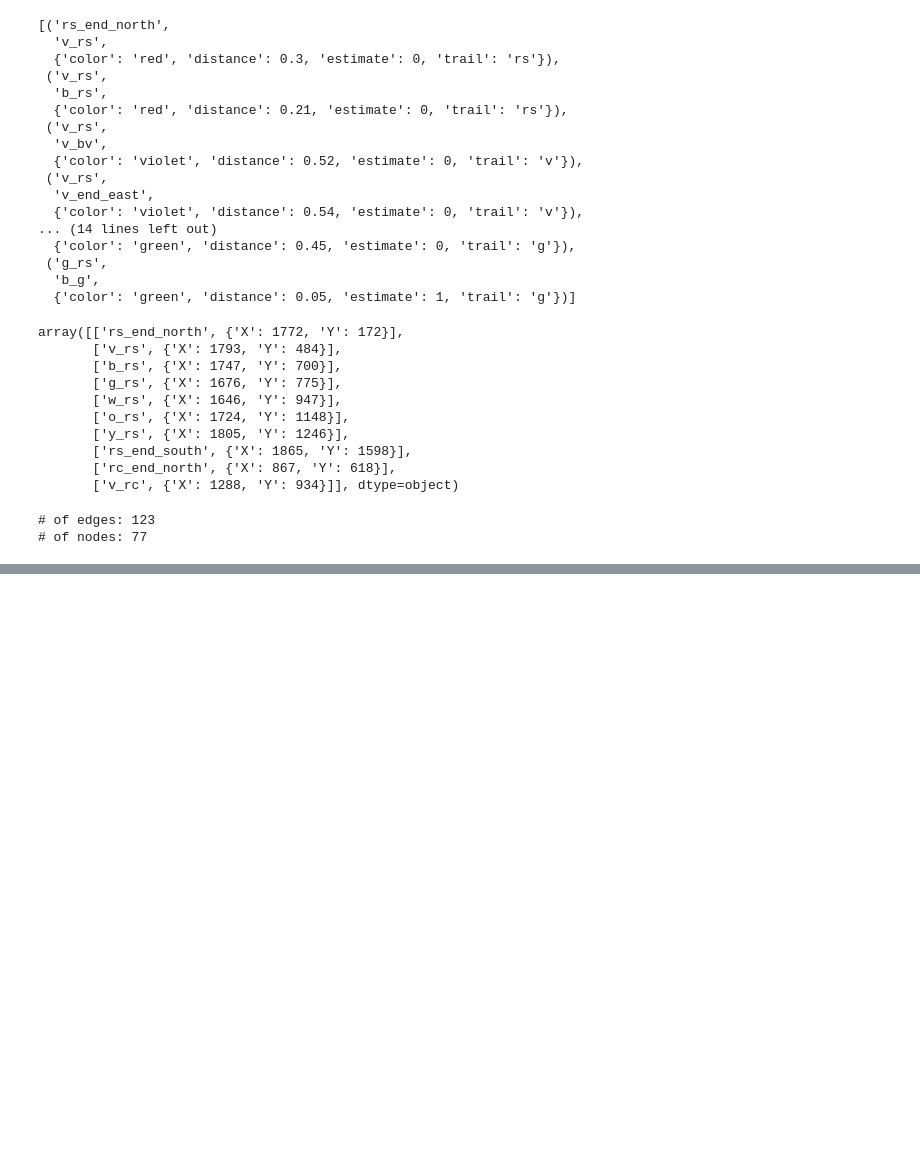
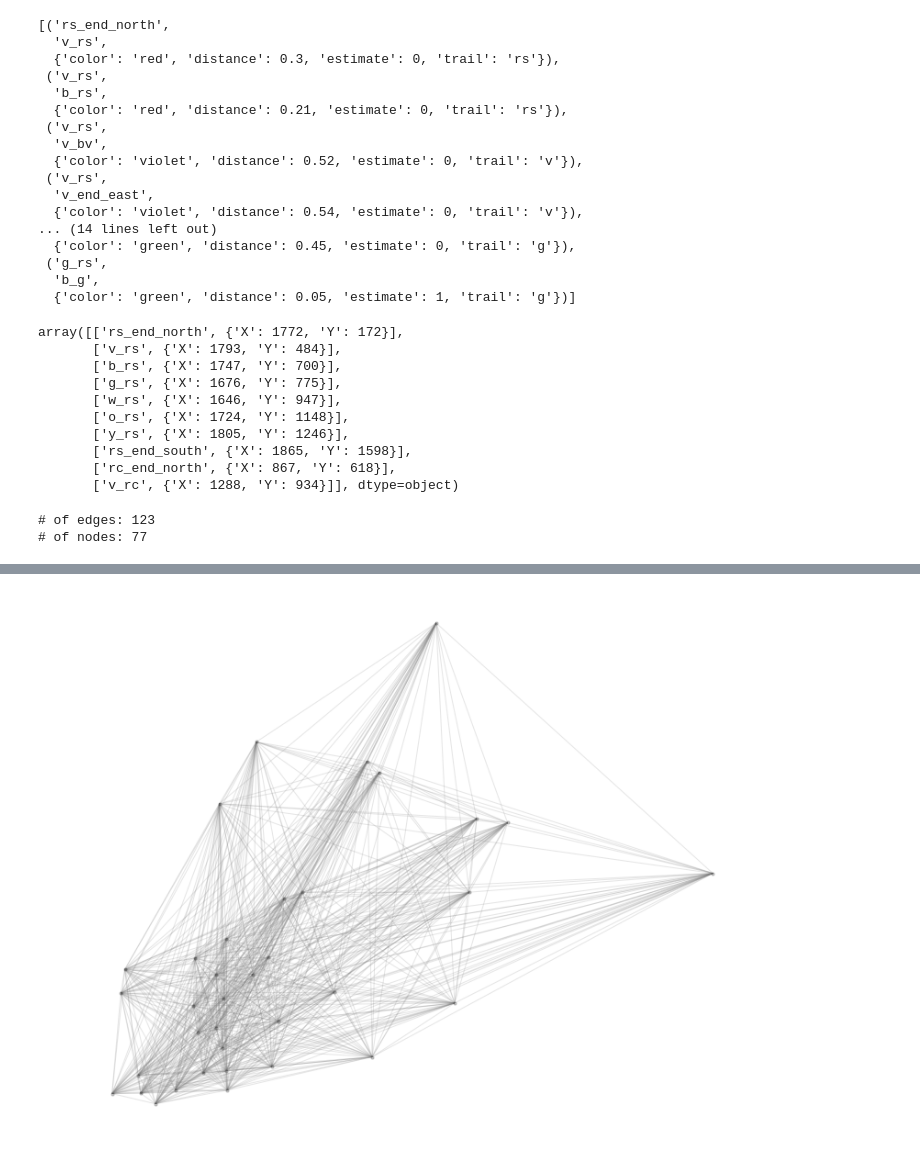
Before and after one commit to Somani-Harsh/data-science-python, a Jupyter notebook: Networkx - Chinese Postman Problem.ipynb, the cells around one changed output, grey strips where cells are left out. Cells and saved outputs as stored; diff of their text form; code cells hidden in the pictures; blank space fills up the shorter version.

```diff
--- a/Networkx - Chinese Postman Problem.ipynb
+++ b/Networkx - Chinese Postman Problem.ipynb
@@ -98,0 +117,13 @@ plt.show()
+# %%
+def get_shortest_distance(graph, pairs, edge_weight_name):
+    return {pair : nx.dijkstra_path_length(graph, pair[0], pair[1], edge_weight_name) for pair in pairs}
+# %%
+odd_nodes_pairs_shortest_path = get_shortest_distance(graph, odd_degree_pairs, "distance")
+# %%
+def create_graph(node_pairs_with_weights, flip_weight = True):
+    graph = nx.Graph()
+
+    for k,v in node_pairs_with_weights.items():
+        wt = -v if flip_weight else v
+        graph.add_edge(k[0], k[1], **{'distance': v, 'weight': wt})
+    return graph
@@ -98,0 +154,5 @@ plt.show()
+# %%
+plt.figure(figsize=(10,8))
+nx.draw(graph_complete_odd, pos=node_positions, edge_color="grey", node_size=10, node_color="black", alpha=0.2)
+# %% [output]
+[figure, added]
```
Also changed, not shown: parts of 21 cells of this notebook, 1 other file.
